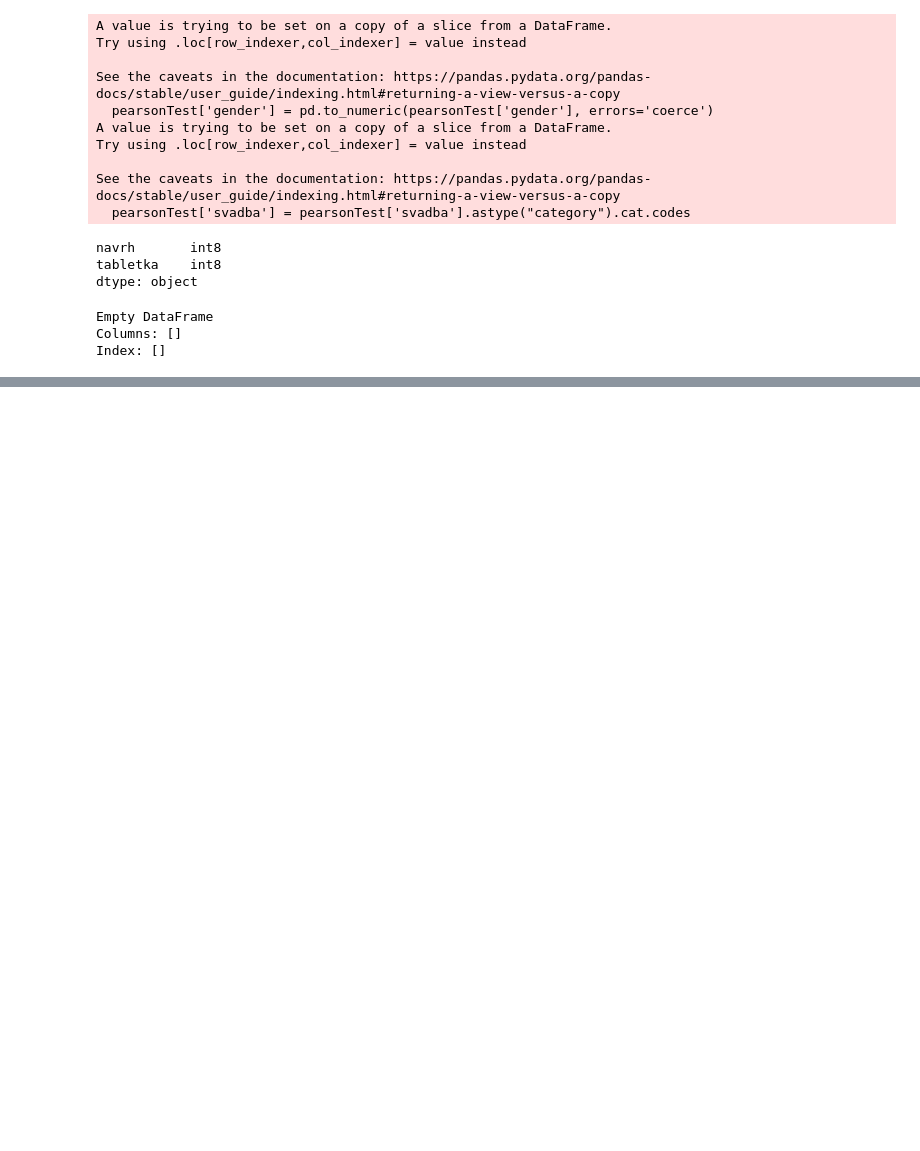
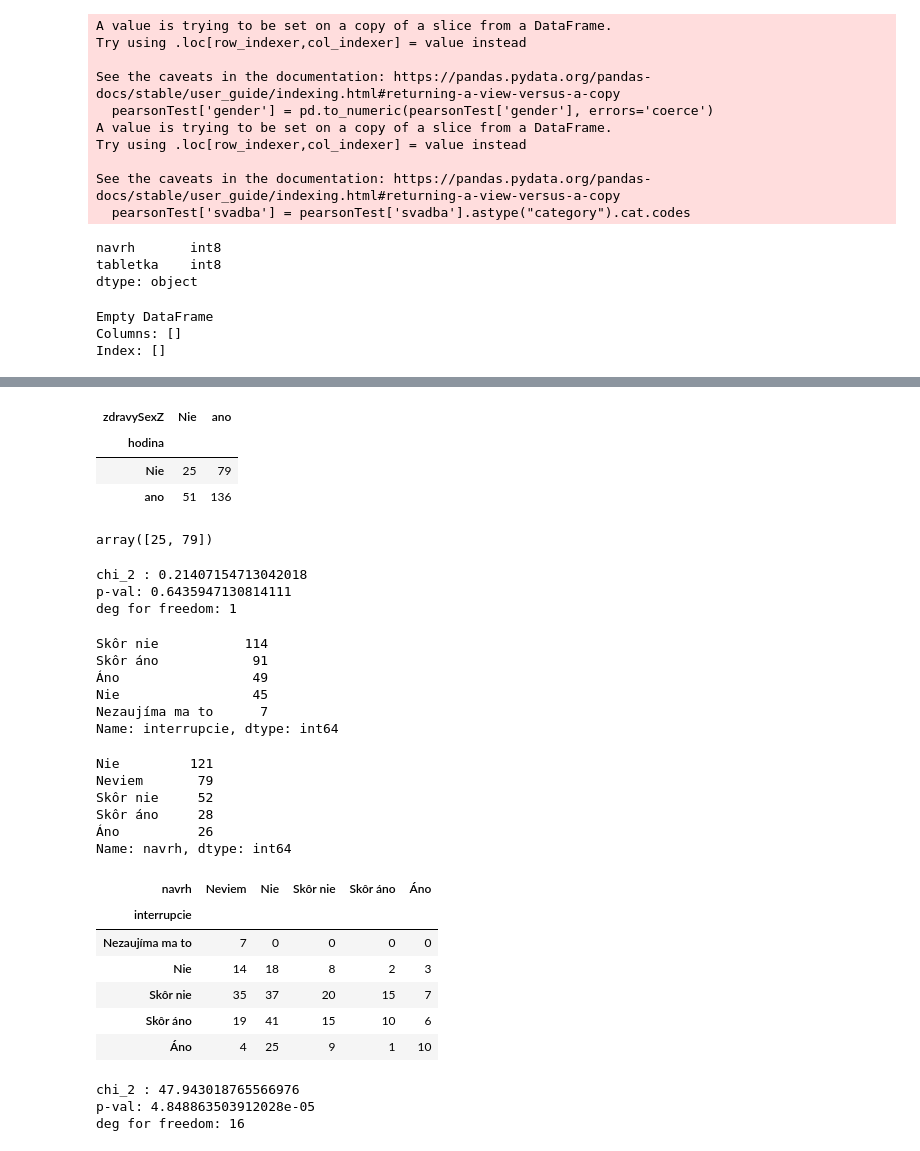
Before and after one commit to KlaraHirm/SOC, a Jupyter notebook: SOC.ipynb, the cells around one changed output, grey strips where cells are left out. Cells and saved outputs as stored; diff of their text form; code cells hidden in the pictures; blank space fills up the shorter version.

```diff
--- a/SOC.ipynb
+++ b/SOC.ipynb
@@ -372,0 +434,11 @@ Index: []
+# %%
+ctSkuska
+# %% [output]
+| zdravySexZ | Nie | ano |
+| hodina |  |  |
+| Nie | 25 | 79 |
+| ano | 51 | 136 |
+# %%
+ctSkuska.iloc[0].values
+# %% [output]
+array([25, 79])
@@ -372,0 +448,37 @@ Index: []
+# %%
+print('chi_2 :',chi2)
+print('p-val:',p)
+print('deg for freedom:',dof)
+# %% [output]
+chi_2 : 0.21407154713042018
+p-val: 0.6435947130814111
+deg for freedom: 1
+# %%
+skuska2['interrupcie'].value_counts()
+# %% [output]
+Skôr nie           114
+Skôr áno            91
+Áno                 49
+Nie                 45
+Nezaujíma ma to      7
+Name: interrupcie, dtype: int64
+# %%
+skuska2['navrh'].value_counts()
+# %% [output]
+Nie         121
+Neviem       79
+Skôr nie     52
+Skôr áno     28
+Áno          26
+Name: navrh, dtype: int64
+# %%
+ctSkuska2 = pd.crosstab(index=skuska2['interrupcie'],columns=skuska2['navrh'])
+ctSkuska2
+# %% [output]
+| navrh | Neviem | Nie | Skôr nie | Skôr áno | Áno |
+| interrupcie |  |  |  |  |  |
+| Nezaujíma ma to | 7 | 0 | 0 | 0 | 0 |
+| Nie | 14 | 18 | 8 | 2 | 3 |
+| Skôr nie | 35 | 37 | 20 | 15 | 7 |
+| Skôr áno | 19 | 41 | 15 | 10 | 6 |
+| Áno | 4 | 25 | 9 | 1 | 10 |
@@ -372,0 +488,8 @@ Index: []
+# %%
+print('chi_2 :',chi22)
+print('p-val:',p2)
+print('deg for freedom:',dof2)
+# %% [output]
+chi_2 : 47.943018765566976
+p-val: 4.848863503912028e-05
+deg for freedom: 16
```
Also changed, not shown: parts of 12 cells of this notebook.
